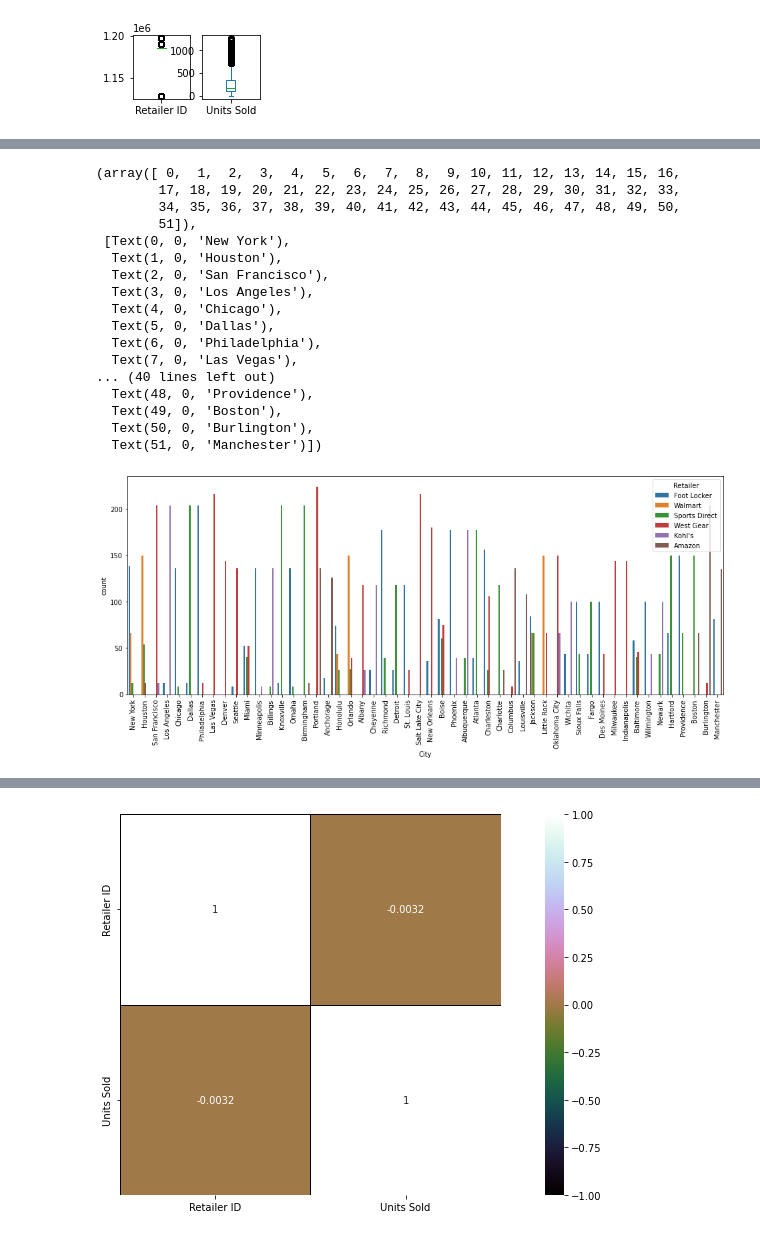
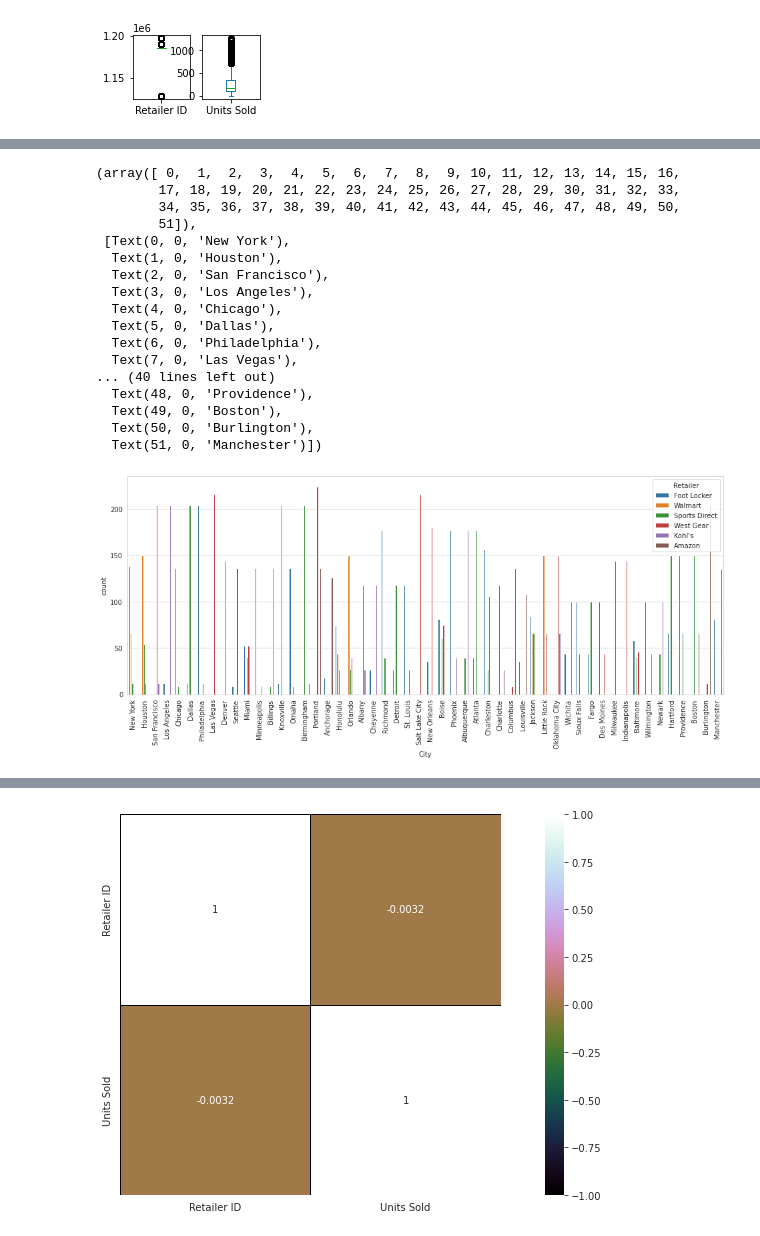
Before and after one commit to Mayankvlog/Addidas, a Jupyter notebook: addidas.ipynb, the cells around one changed output, grey strips where cells are left out. Saved outputs shown, nothing was run; the diff lists cells and outputs as text; code cells hidden in the pictures.

```diff
--- a/addidas.ipynb
+++ b/addidas.ipynb
@@ -116,3 +116,11 @@ Data columns (total 13 columns):
  12  Sales Method      9648 non-null   object
 dtypes: int64(2), object(11)
 memory usage: 980.0+ KB
+# %%
+adidas['top_Retailer'] = adidas['Retailer']
+adidas['Total_Profit'] = adidas['Total Sales']
+adidas['Selling Years']= adidas['Invoice Date']
+
+
+
+adidas.head()
@@ -459,5 +477,6 @@ business strategies.
 # %%
 plt.figure(figsize = (16,6))
+sns.set_style('whitegrid')
 sns.countplot(adidas['State'],hue='Retailer',data=adidas)
 plt.xticks(rotation = 90)
 # %% [output]
@@ -500,23 +519,24 @@ for more effective planning and resource allocation in line with geographical tr
 # %%
 plt.figure(figsize = (16,6))
+sns.set_style('whitegrid')
 sns.countplot(adidas['City'],hue='Retailer',data=adidas)
 plt.xticks(rotation = 90)
 # %% [output]
 (array([ 0,  1,  2,  3,  4,  5,  6,  7,  8,  9, 10, 11, 12, 13, 14, 15, 16,
         17, 18, 19, 20, 21, 22, 23, 24, 25, 26, 27, 28, 29, 30, 31, 32, 33,
         34, 35, 36, 37, 38, 39, 40, 41, 42, 43, 44, 45, 46, 47, 48, 49, 50,
         51]),
  [Text(0, 0, 'New York'),
   Text(1, 0, 'Houston'),
   Text(2, 0, 'San Francisco'),
   Text(3, 0, 'Los Angeles'),
   Text(4, 0, 'Chicago'),
   Text(5, 0, 'Dallas'),
   Text(6, 0, 'Philadelphia'),
   Text(7, 0, 'Las Vegas'),
 ... (40 lines left out)
   Text(48, 0, 'Providence'),
   Text(49, 0, 'Boston'),
   Text(50, 0, 'Burlington'),
   Text(51, 0, 'Manchester')])
-[figure, old version]
+[figure, new version]
```
Also changed, not shown: parts of 41 cells of this notebook.
